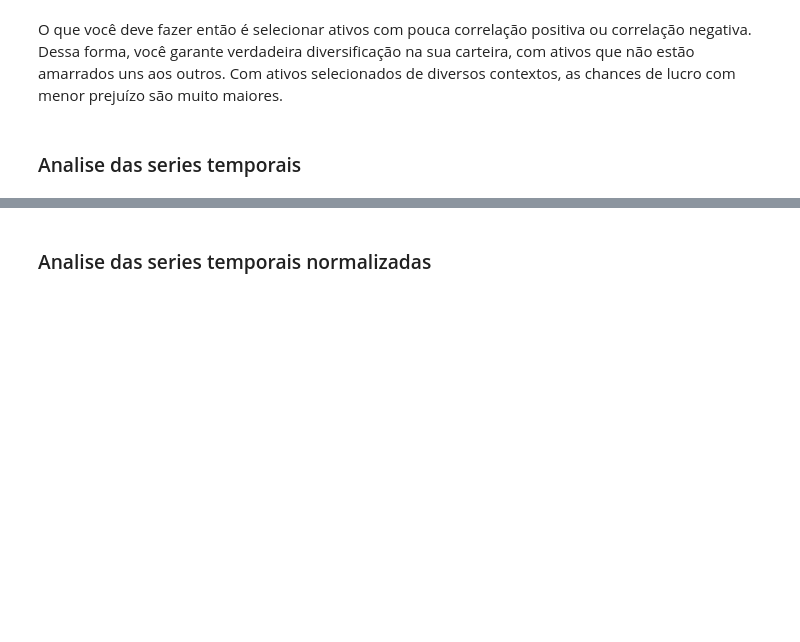
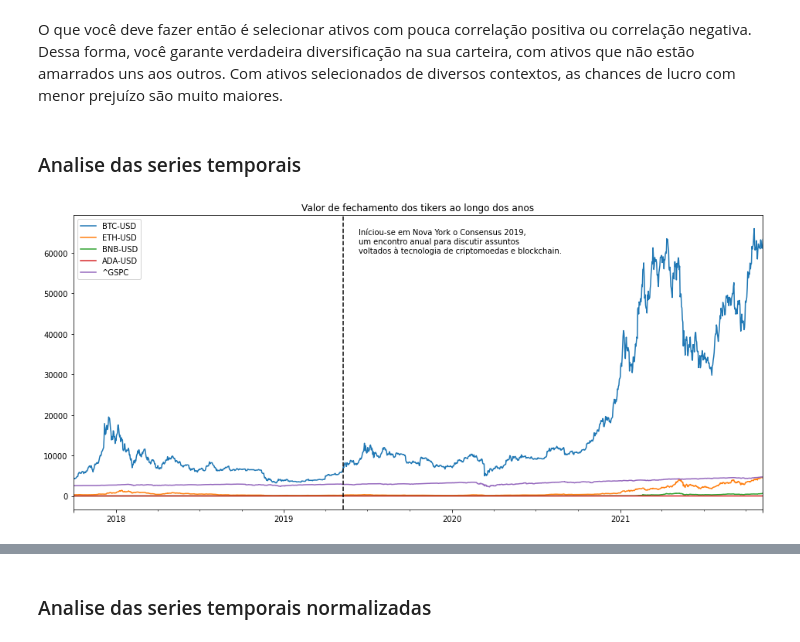
Before and after one commit to alexfrederico/CryptocurrencyFinancialAnalysis, a Jupyter notebook: Cryptocurrency financial analysis.ipynb, the cells around one changed output, grey strips where cells are left out. Cells and saved outputs as stored; diff of their text form; code cells hidden in the pictures; blank space fills up the shorter version.

```diff
--- a/Cryptocurrency financial analysis.ipynb
+++ b/Cryptocurrency financial analysis.ipynb
@@ -308,3 +309,11 @@ adj_close.corr()
 O que você deve fazer então é selecionar ativos com pouca correlação positiva ou correlação negativa. Dessa forma, você garante verdadeira diversificação na sua carteira, com ativos que não estão amarrados uns aos outros. Com ativos selecionados de diversos contextos, as chances de lucro com menor prejuízo são muito maiores.
 # %% [markdown]
 ### Analise das series temporais
+# %%
+adj_close.plot(figsize = (16,7))
+plt.axvline(x='2019-05-10', color='black', linestyle='--')
+plt.text('2019-06-13',60000,'Iníciou-se em Nova York o Consensus 2019,\num encontro anual para discutir assuntos\nvoltados à tecnologia de criptomoedas e blockchain. ')#,rotation=90)
+plt.title('Valor de fechamento dos tikers ao longo dos anos')
+plt.show()
+# %% [output]
+[figure, added]
```
Also changed, not shown: parts of 52 cells of this notebook.
